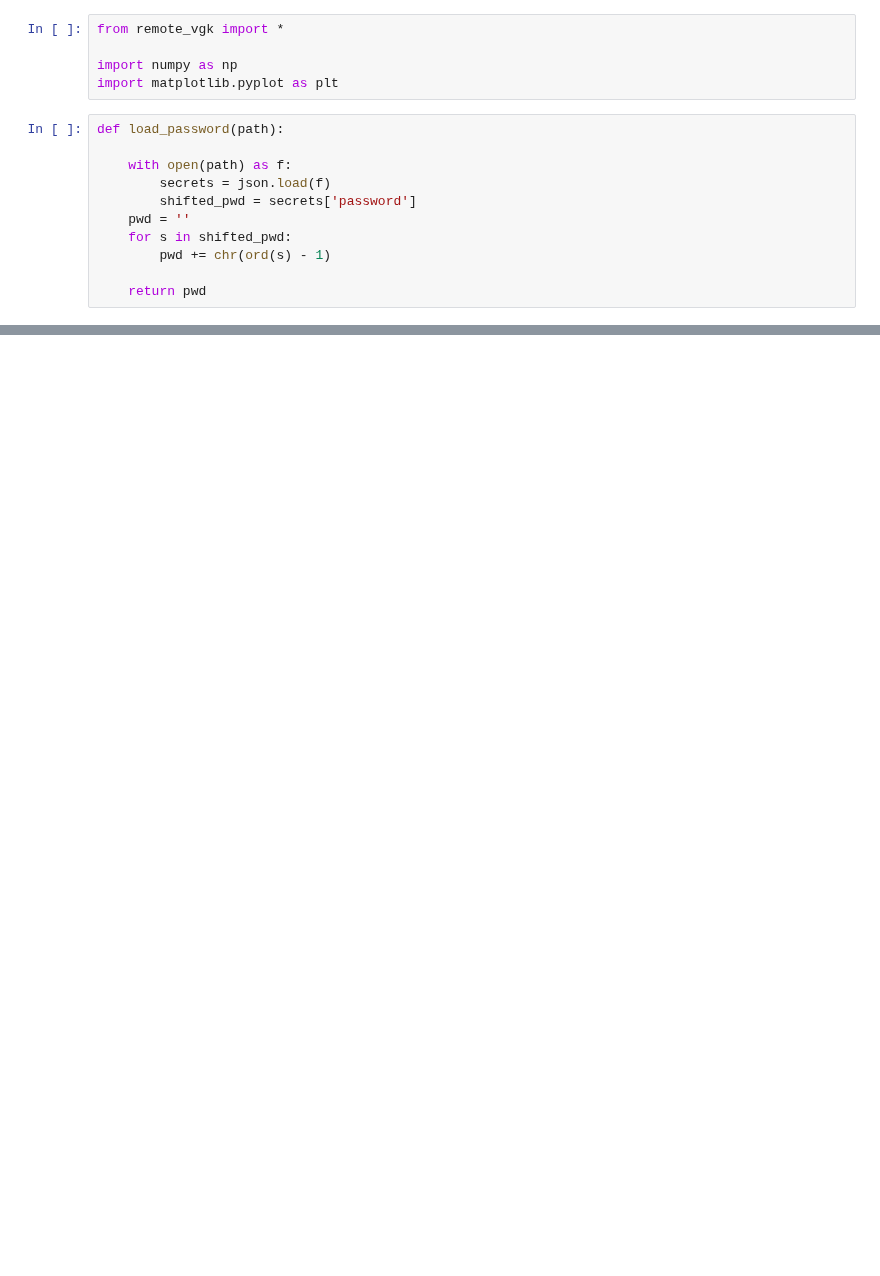
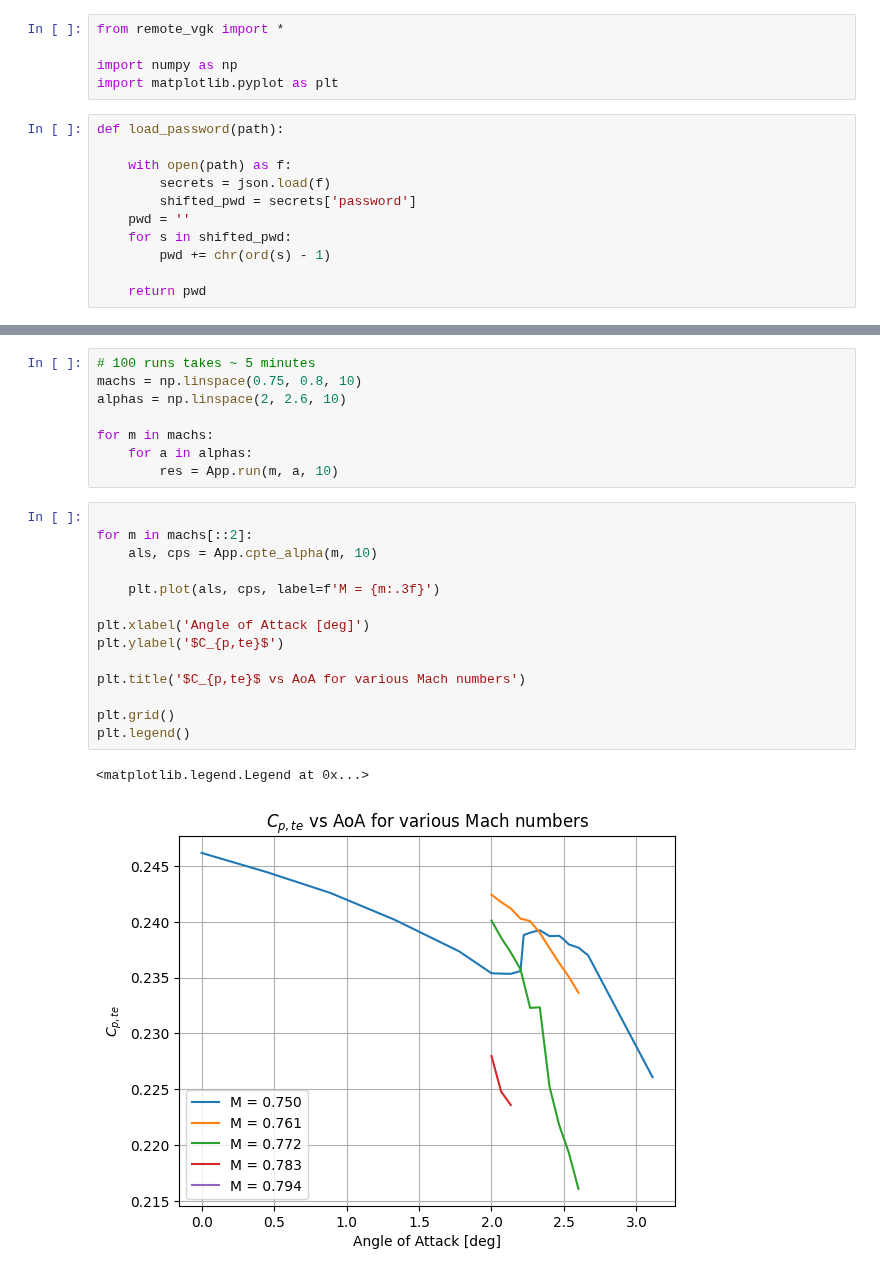
Before and after one commit to lpender3672/MEng-CW, a Jupyter notebook: IIB/4A7/transonic_wing/plot_cpte_vs_alpha.ipynb, the cells around one changed output, grey strips where cells are left out. Cells and saved outputs as stored; diff of their text form; blank space fills up the shorter version.

```diff
--- a/IIB/4A7/transonic_wing/plot_cpte_vs_alpha.ipynb
+++ b/IIB/4A7/transonic_wing/plot_cpte_vs_alpha.ipynb
@@ -109,0 +109,25 @@ No artists with labels found to put in legend.  Note that artists whose label st
+# %%
+# 100 runs takes ~ 5 minutes
+machs = np.linspace(0.75, 0.8, 10)
+alphas = np.linspace(2, 2.6, 10)
+
+for m in machs:
+    for a in alphas:
+        res = App.run(m, a, 10)
+# %%
+
+for m in machs[::2]:
+    als, cps = App.cpte_alpha(m, 10)
+
+    plt.plot(als, cps, label=f'M = {m:.3f}')
+
+plt.xlabel('Angle of Attack [deg]')
+plt.ylabel('$C_{p,te}$')
+
+plt.title('$C_{p,te}$ vs AoA for various Mach numbers')
+
+plt.grid()
+plt.legend()
+# %% [output]
+<matplotlib.legend.Legend at 0x...>
+[figure, added]
```
Also changed, not shown: parts of 4 cells of this notebook, 10 other files.
